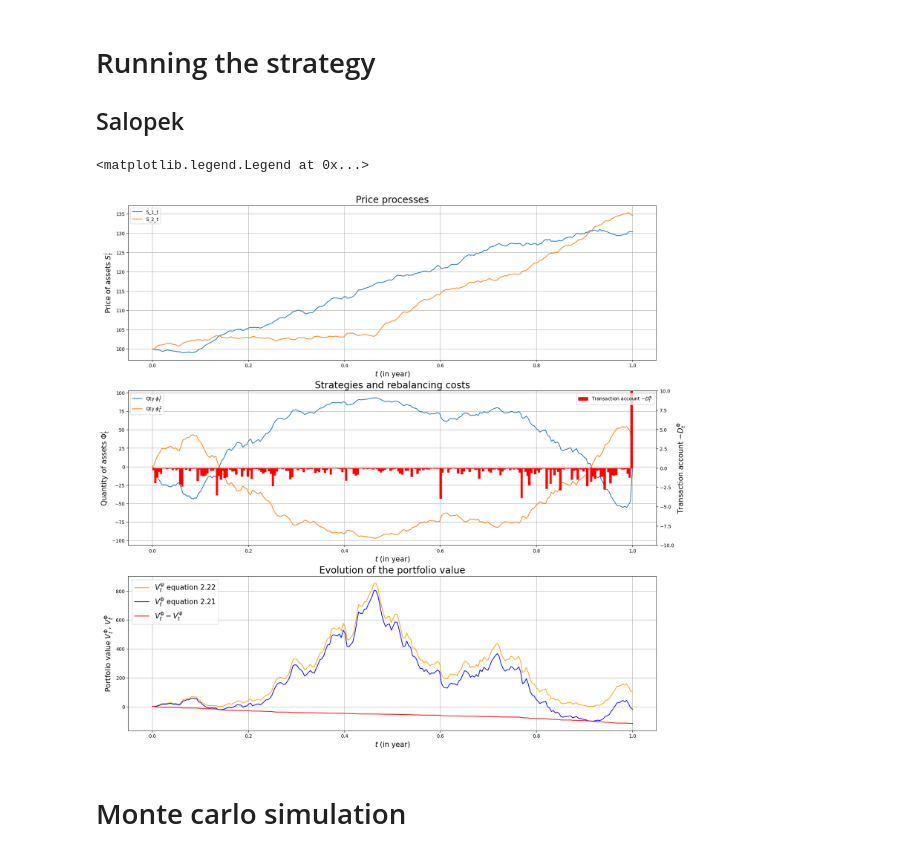
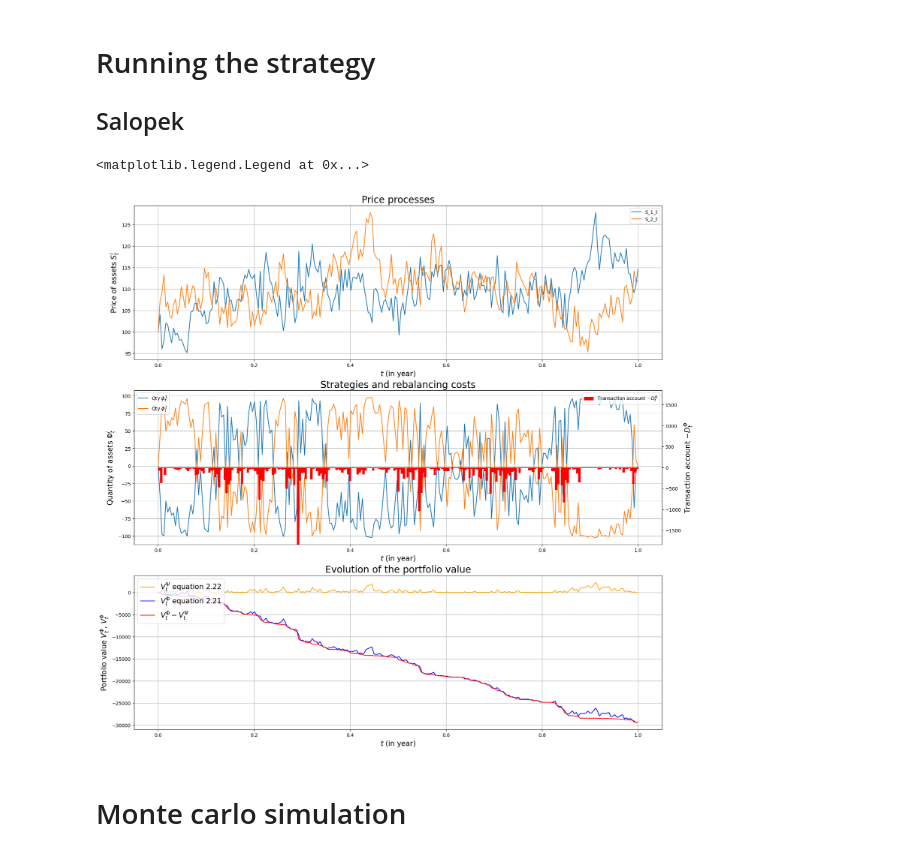
Before and after one commit to BaptisteZloch/Discretization-of-continuous-time-arbitrage-strategies-in-financial-markets-with-fBm, a Jupyter notebook: src/salopek_strategy.ipynb, the cells around one changed output. Drawn from its saved outputs; the diff is of its cells as text; code cells hidden in the pictures.

```diff
--- a/src/salopek_strategy.ipynb
+++ b/src/salopek_strategy.ipynb
@@ -89,7 +94,7 @@ df_ptf = generate_n_assets_portfolio(
     2,
     n_steps=250,
     T=1,
-    H=0.7,
+    H=0.2,
     mu=0.05,
     sigma=0.1,
     s0=100,
@@ -193,36 +198,36 @@ ax_l.fill_between(
 ax[1].set_xlabel("$t$ (in year)", fontsize=15)
 ax[1].set_ylabel(r"Quantity of assets $\Phi_t^i$", fontsize=15)
 ax_l.set_ylabel(r"Transaction account $-D_t^\Phi$", fontsize=15)
-ax_l.set_ylim([-10, 10])
+ax_l.set_ylim([-max(transaction_account), max(transaction_account)])
 ax[1].set_title(f"Strategies and rebalancing costs", fontsize=20)
 ax[1].grid()
 ax[1].legend(fontsize=10, loc="upper left")
 ax_l.legend(fontsize=10, loc="upper right")
 # ax_l2 = ax[2].twinx()
 ax[2].plot(df_ptf.index, V_t_psi, label=r"$V_t^\Psi$ equation 2.22", color="orange")
 ax[2].plot(
     df_ptf.index,
     V_t_phi,
     # linestyle="--",
     label=r"$V_t^\Phi$ equation 2.21",
     color="blue",
 )
 ax[2].plot(
     df_ptf.index,
     V_t_phi - V_t_psi,
     label=r"$V_t^\Phi-V_t^\Psi$",
     color="red",
 )
 
 ax[2].set_xlabel("$t$ (in year)", fontsize=15)
 ax[2].set_ylabel(r"Portfolio value $V_t^\Phi$, $V_t^\Phi$", fontsize=15)
 ax[2].set_title(f"Evolution of the portfolio value", fontsize=20)
 ax[2].grid()
 # ax_l2.legend(fontsize=15, loc="upper left")
 ax[2].legend(fontsize=15, loc="upper left")
 # %% [output]
 <matplotlib.legend.Legend at 0x...>
-[figure, old version]
+[figure, new version]
 # %% [markdown]
 # Monte carlo simulation
 # %%
```
Also changed, not shown: parts of 17 cells of this notebook, 5 other files.
